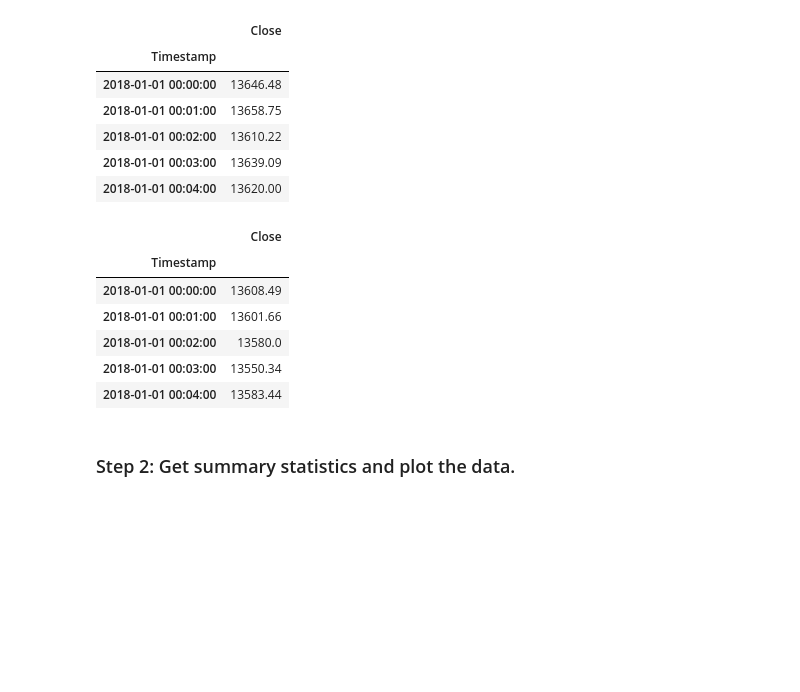
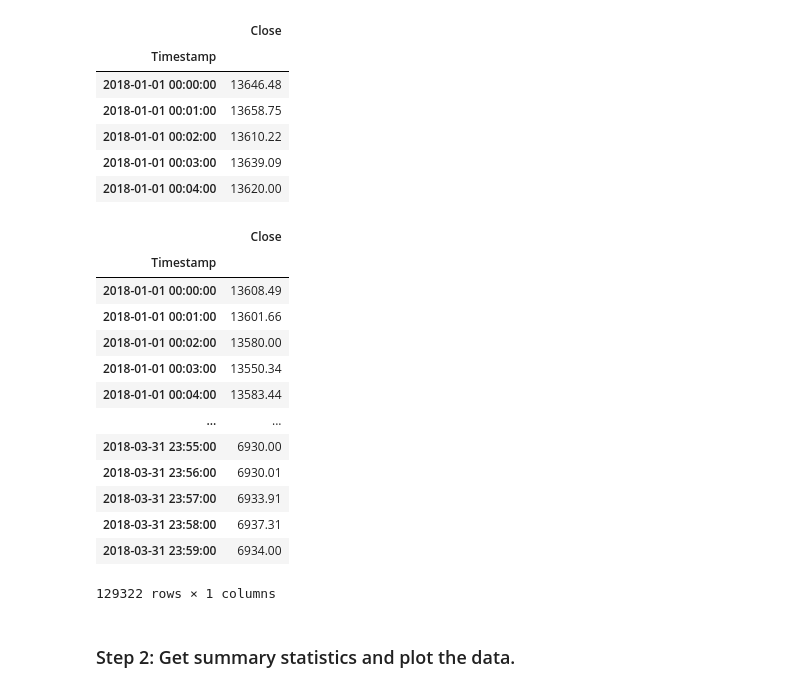
Before and after one commit to AnaIitico/bitcoin_arbitrage, a Jupyter notebook: crypto_arbitrage.ipynb, the cells around one changed output. Cells and saved outputs as stored; diff of their text form; code cells hidden in the pictures; blank space fills up the shorter version.

Commit message:
converted Close prices on coinbase dataframe to float and updated summary statistics and started to plot data

```diff
--- a/crypto_arbitrage.ipynb
+++ b/crypto_arbitrage.ipynb
@@ -203,3 +203,8 @@ coinbase
 | 2018-03-31 23:58:00 | 6933.91 | 6938.00 | 6933.90 | 6937.31 | 0.133413 | 925.356547 | 6936.048538 |
 | 2018-03-31 23:59:00 | 6937.30 | 6937.30 | 6931.09 | 6934.0 | 1.012720 | 7022.275088 | 6934.070316 |
 129322 rows × 7 columns
+# %%
+# Convert the Close data type to a float
+# bitstamp_df.loc[:'Close']=bitstamp_df.loc[:'Close'].astype('float')
+coinbase["Close"]=coinbase["Close"].astype("float")
+coinbase.dtypes
@@ -243,17 +257,24 @@ bitstamp_sliced.head()
 # %%
 # Use loc or iloc to select `Timestamp (the index)` and `Close` from coinbase DataFrame
 coinbase_sliced=coinbase.iloc[:,[3]]
 coinbase_sliced=coinbase.loc[:,['Close']]
 # Review the first five rows of the DataFrame
-coinbase_sliced.head()
+coinbase_sliced#.head()
 # %% [output]
 |  | Close |
 | Timestamp |  |
 | 2018-01-01 00:00:00 | 13608.49 |
 | 2018-01-01 00:01:00 | 13601.66 |
-| 2018-01-01 00:02:00 | 13580.0 |
+| 2018-01-01 00:02:00 | 13580.00 |
 | 2018-01-01 00:03:00 | 13550.34 |
 | 2018-01-01 00:04:00 | 13583.44 |
+| ... | ... |
+| 2018-03-31 23:55:00 | 6930.00 |
+| 2018-03-31 23:56:00 | 6930.01 |
+| 2018-03-31 23:57:00 | 6933.91 |
+| 2018-03-31 23:58:00 | 6937.31 |
+| 2018-03-31 23:59:00 | 6934.00 |
+129322 rows × 1 columns
 # %% [markdown]
 ### Step 2: Get summary statistics and plot the data.
 # %%
```
Also changed, not shown: parts of 6 cells of this notebook.
